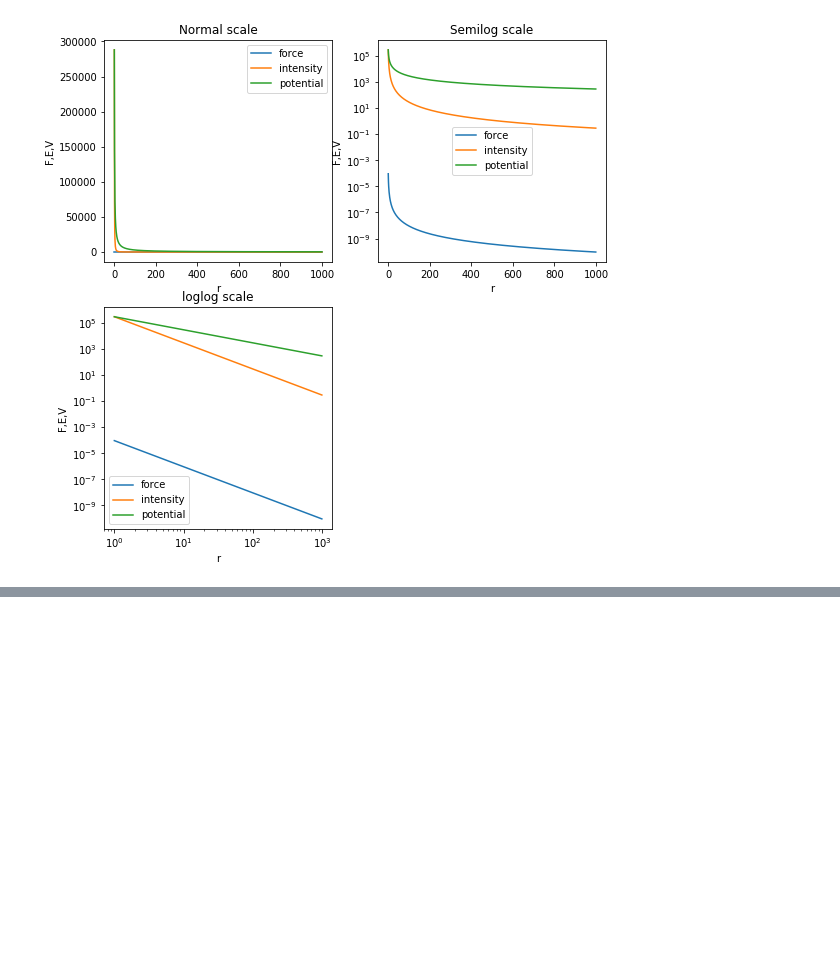
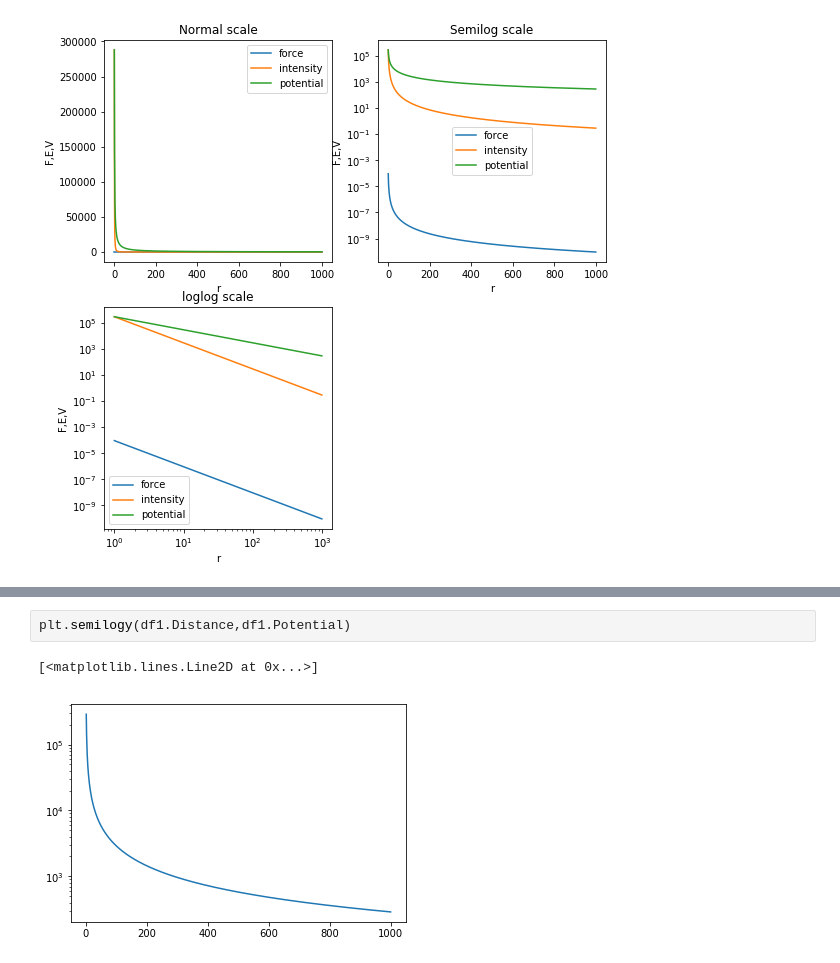
Before and after one commit to Abhinav-Rijal/Electrostatics, a Jupyter notebook: Coulomb's law.ipynb, the cells around one changed output, grey strips where cells are left out. Drawn from its saved outputs; the diff is of its cells as text; blank space fills up the shorter version.

```diff
--- a/Coulomb's law.ipynb
+++ b/Coulomb's law.ipynb
@@ -189,0 +239,5 @@ plt.legend()
+# %%
+plt.semilogy(df1.Distance,df1.Potential)
+# %% [output]
+[<matplotlib.lines.Line2D at 0x...>]
+[figure, added]
```
Also changed, not shown: parts of 8 cells of this notebook, 1 other file.
